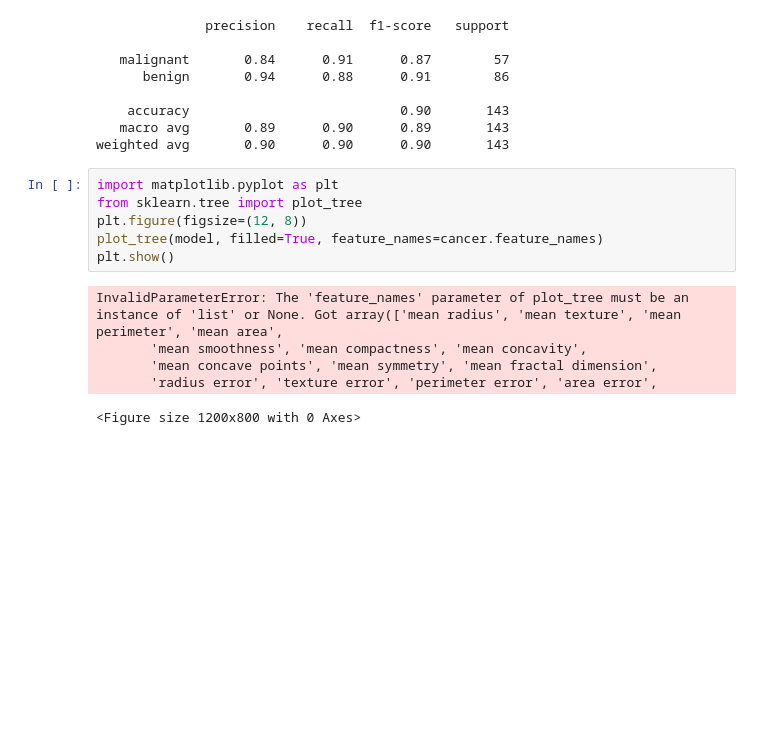
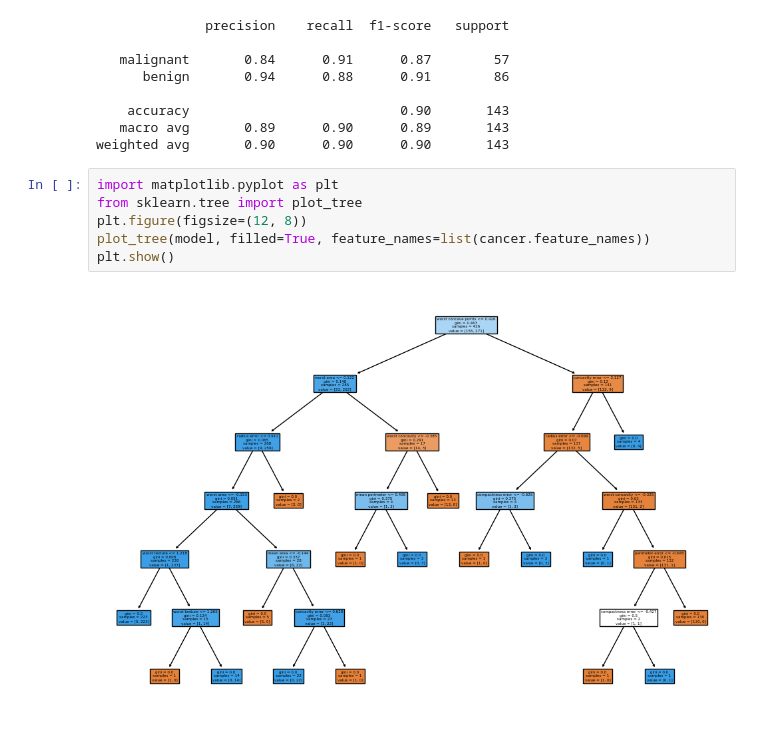
Before and after one commit to Adnan525/breast_cancer, a Jupyter notebook: breast_cancer.ipynb, the cells around one changed output. Saved outputs shown, nothing was run; the diff lists cells and outputs as text; blank space fills up the shorter version.

Commit message:
decision tree plot added

```diff
--- a/breast_cancer.ipynb
+++ b/breast_cancer.ipynb
@@ -315,12 +315,8 @@ weighted avg       0.90      0.90      0.90       143
 # %%
 import matplotlib.pyplot as plt
 from sklearn.tree import plot_tree
 plt.figure(figsize=(12, 8))
-plot_tree(model, filled=True, feature_names=cancer.feature_names)
+plot_tree(model, filled=True, feature_names=list(cancer.feature_names))
 plt.show()
 # %% [output]
-InvalidParameterError: The 'feature_names' parameter of plot_tree must be an instance of 'list' or None. Got array(['mean radius', 'mean texture', 'mean perimeter', 'mean area',
-       'mean smoothness', 'mean compactness', 'mean concavity',
-       'mean concave points', 'mean symmetry', 'mean fractal dimension',
-       'radius error', 'texture error', 'perimeter error', 'area error',
-<Figure size 1200x800 with 0 Axes>
+[figure, added]
```
